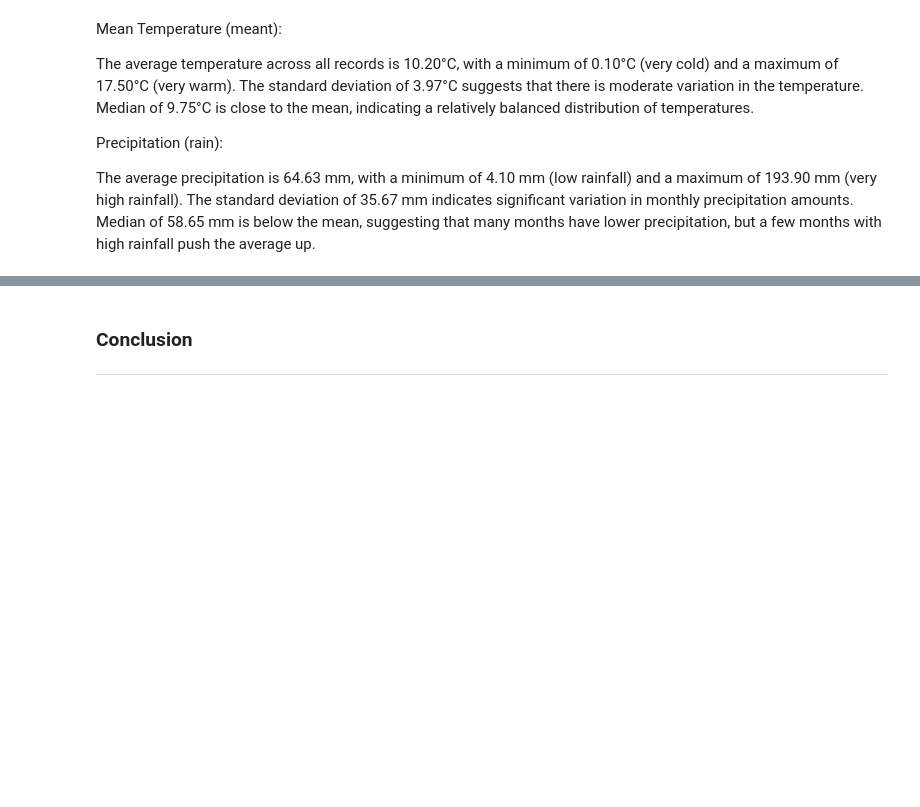
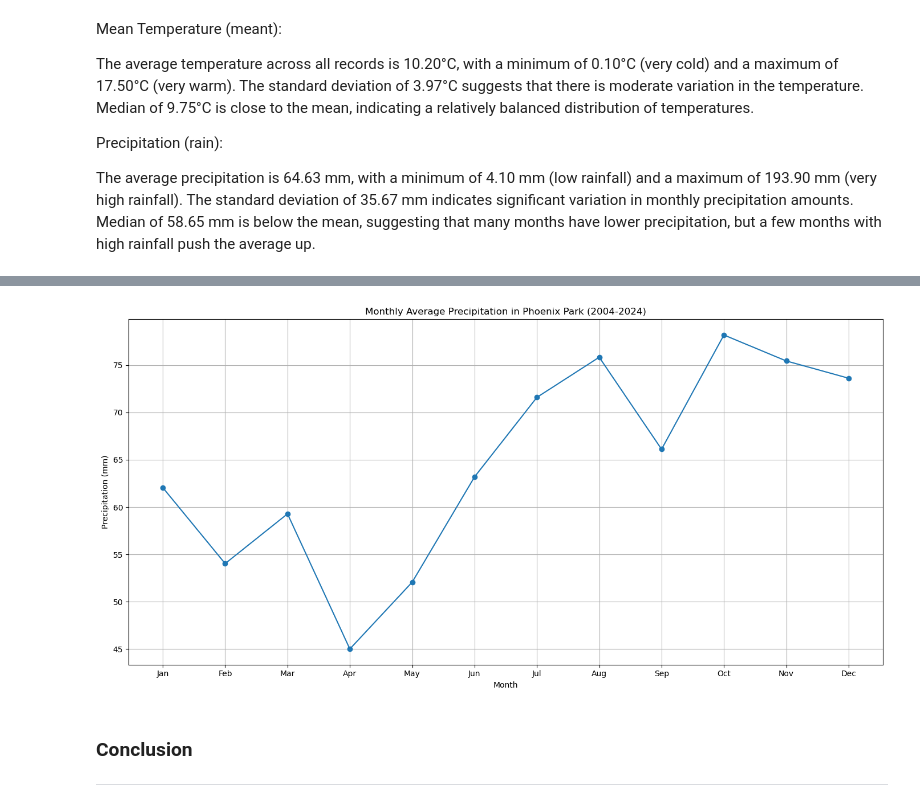
Before and after one commit to RodrigoDMU/programming-for-data-analytics, a Jupyter notebook: project/project.ipynb, the cells around one changed output, grey strips where cells are left out. Cells and saved outputs as stored; diff of their text form; code cells hidden in the pictures; blank space fills up the shorter version.

```diff
--- a/project/project.ipynb
+++ b/project/project.ipynb
@@ -197,3 +243,19 @@ Median of 58.65 mm is below the mean, suggesting that many months have lower pre
+# %%
+# Group by month and calculate the mean for precipitation.
+monthly_avg = df.groupby('month')[['rain']].mean()
+
+# Plot Monthly Precipitation
+plt.figure(figsize=(14, 7))
+plt.plot(monthly_avg.index, monthly_avg['rain'], label='Precipitation (mm)', marker='o', color='tab:blue')
+plt.title('Monthly Average Precipitation in Phoenix Park (2004-2024)')
+plt.xlabel('Month')
+plt.ylabel('Precipitation (mm)')
+plt.xticks(monthly_avg.index, ['Jan', 'Feb', 'Mar', 'Apr', 'May', 'Jun', 'Jul', 'Aug', 'Sep', 'Oct', 'Nov', 'Dec'])
+plt.grid(True)
+plt.tight_layout()
+plt.show()
+# %% [output]
+[figure, added]
 # %% [markdown]
 ### Conclusion
 
```
Also changed, not shown: parts of 5 cells of this notebook.
